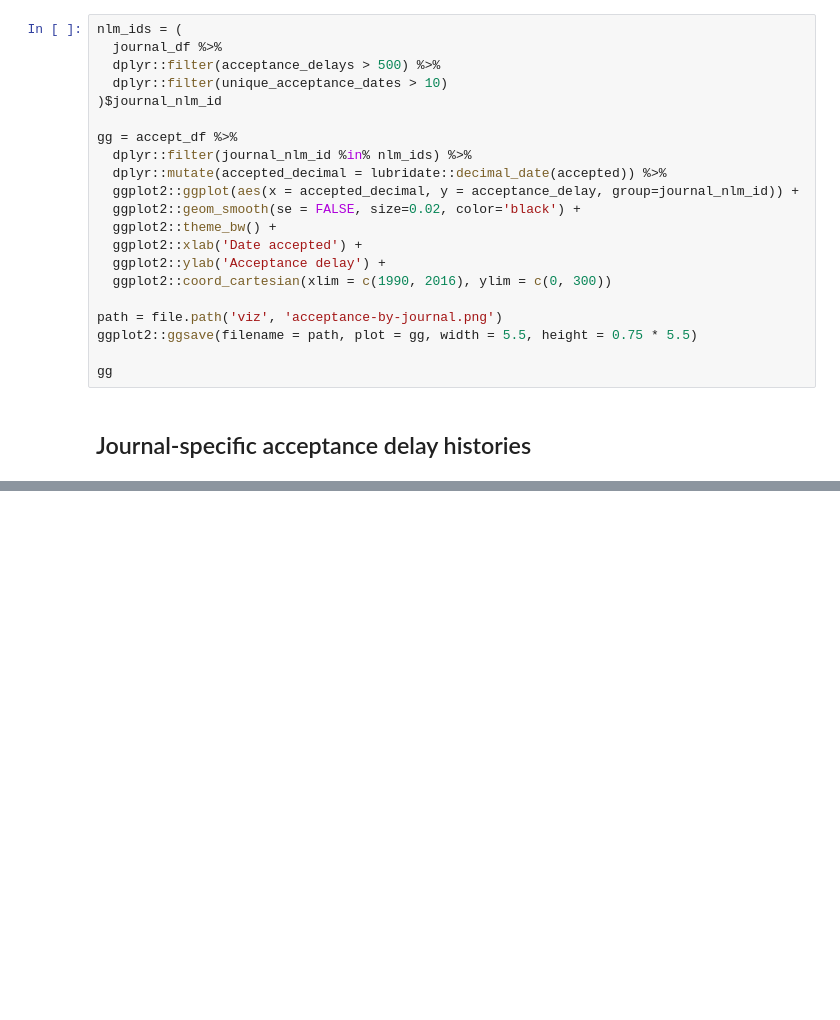
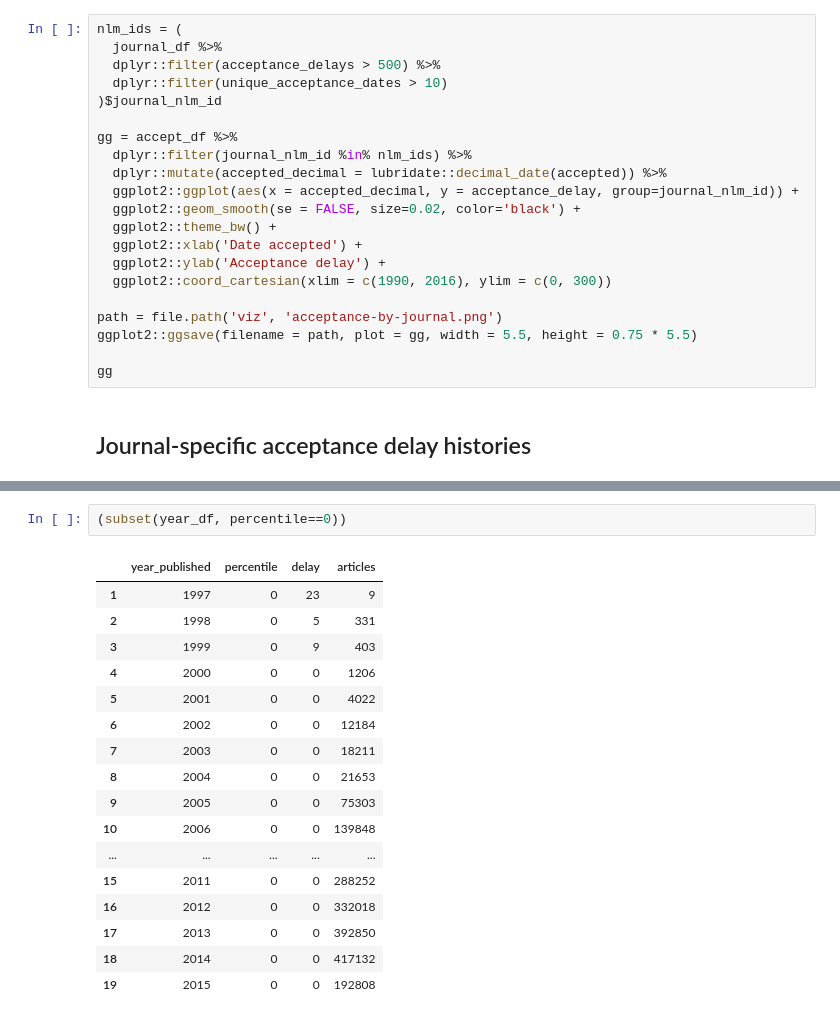
Before and after one commit to dhimmel/delays, a Jupyter notebook: plot.ipynb, the cells around one changed output, grey strips where cells are left out. Cells and saved outputs as stored; diff of their text form; blank space fills up the shorter version.

```diff
--- a/plot.ipynb
+++ b/plot.ipynb
@@ -211,0 +270,20 @@ the group aesthetic?
+# %%
+(subset(year_df, percentile==0))
+# %% [output]
+|  | year_published | percentile | delay | articles |
+| 1 | 1997 | 0 | 23 | 9 |
+| 2 | 1998 | 0 | 5 | 331 |
+| 3 | 1999 | 0 | 9 | 403 |
+| 4 | 2000 | 0 | 0 | 1206 |
+| 5 | 2001 | 0 | 0 | 4022 |
+| 6 | 2002 | 0 | 0 | 12184 |
+| 7 | 2003 | 0 | 0 | 18211 |
+| 8 | 2004 | 0 | 0 | 21653 |
+| 9 | 2005 | 0 | 0 | 75303 |
+| 10 | 2006 | 0 | 0 | 139848 |
+| ... | ... | ... | ... | ... |
+| 15 | 2011 | 0 | 0 | 288252 |
+| 16 | 2012 | 0 | 0 | 332018 |
+| 17 | 2013 | 0 | 0 | 392850 |
+| 18 | 2014 | 0 | 0 | 417132 |
+| 19 | 2015 | 0 | 0 | 192808 |
```
Also changed, not shown: parts of 11 cells of this notebook.
